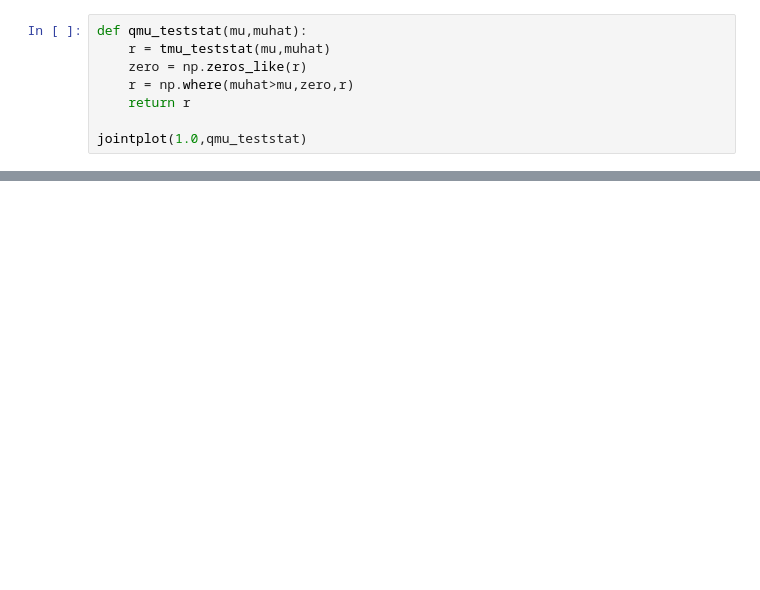
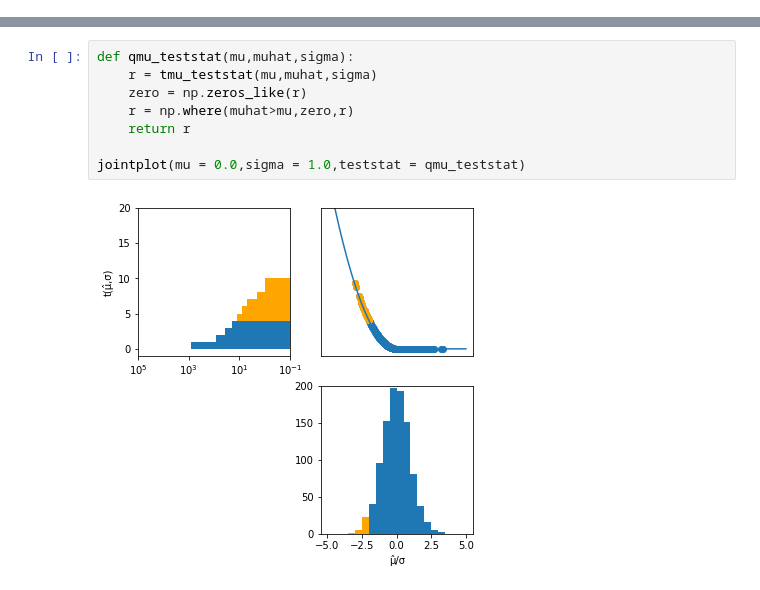
Before and after one commit to pineappleslikei/pyhf, a Jupyter notebook: docs/examples/notebooks/learn/neyman/NeymanConstruction.ipynb, the cells around one changed output, grey strips where cells are left out. Saved outputs shown, nothing was run; the diff lists cells and outputs as text; blank space fills up the shorter version.

```diff
--- a/docs/examples/notebooks/learn/neyman/NeymanConstruction.ipynb
+++ b/docs/examples/notebooks/learn/neyman/NeymanConstruction.ipynb
@@ -159,8 +0,0 @@ $$
-# %%
-def qmu_teststat(mu,muhat):
-    r = tmu_teststat(mu,muhat)
-    zero = np.zeros_like(r)
-    r = np.where(muhat>mu,zero,r)
-    return r
-
-jointplot(1.0,qmu_teststat)
@@ -292,0 +131,10 @@ f.set_size_inches(3,24)
+# %%
+def qmu_teststat(mu,muhat,sigma):
+    r = tmu_teststat(mu,muhat,sigma)
+    zero = np.zeros_like(r)
+    r = np.where(muhat>mu,zero,r)
+    return r
+
+jointplot(mu = 0.0,sigma = 1.0,teststat = qmu_teststat)
+# %% [output]
+[figure, added]
```
Also changed, not shown: parts of 39 cells of this notebook, 1 other file.
